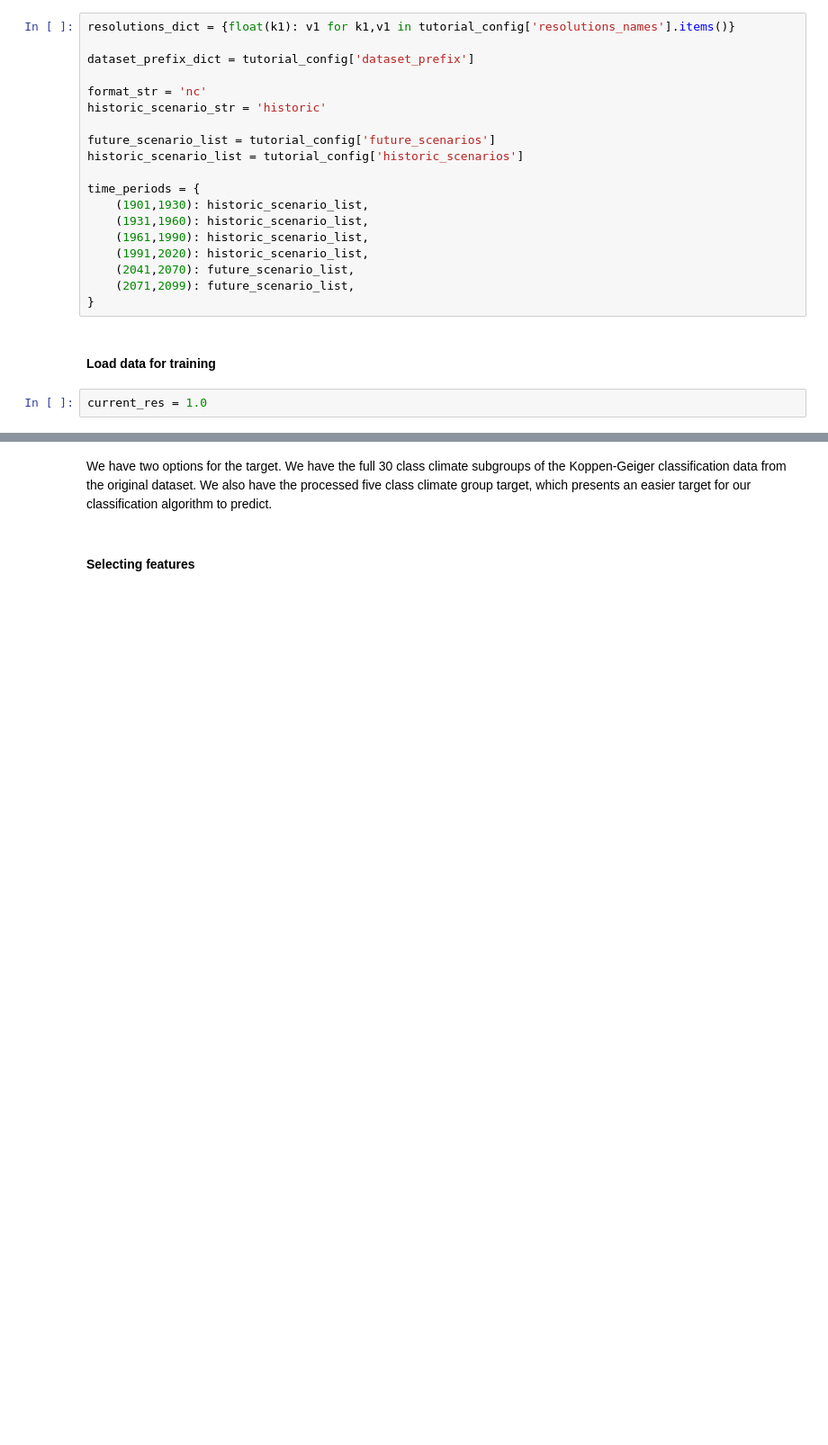
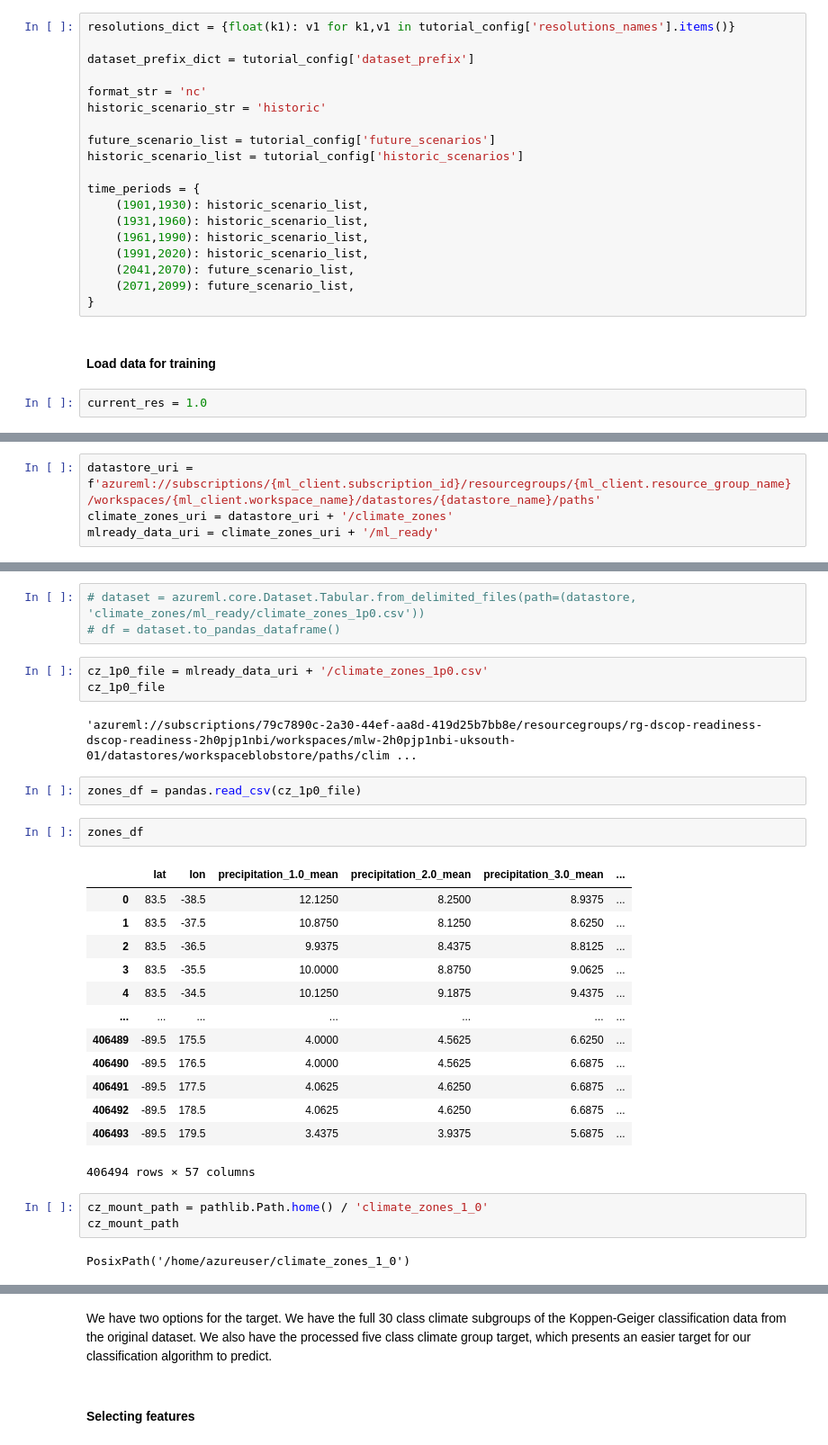
Before and after one commit to MetOffice/data_science_cop, a Jupyter notebook: ml_examples/azureml_tutorial/azureml_climatezones_training.ipynb, the cells around one changed output, grey strips where cells are left out. Shown at 90% size. Cells and saved outputs as stored; diff of their text form; blank space fills up the shorter version.

Commit message:
wqorking version of climate zones tutoriual

```diff
--- a/ml_examples/azureml_tutorial/azureml_climatezones_training.ipynb
+++ b/ml_examples/azureml_tutorial/azureml_climatezones_training.ipynb
@@ -127,0 +107,4 @@ Getting data access token with Assigned Identity (client_id=clientid) and endpoi
+# %%
+datastore_uri = f'azureml://subscriptions/{ml_client.subscription_id}/resourcegroups/{ml_client.resource_group_name}/workspaces/{ml_client.workspace_name}/datastores/{datastore_name}/paths'
+climate_zones_uri = datastore_uri + '/climate_zones'
+mlready_data_uri = climate_zones_uri + '/ml_ready'
@@ -127,0 +115,31 @@ Getting data access token with Assigned Identity (client_id=clientid) and endpoi
+# %%
+# dataset = azureml.core.Dataset.Tabular.from_delimited_files(path=(datastore, 'climate_zones/ml_ready/climate_zones_1p0.csv'))
+# df = dataset.to_pandas_dataframe()
+# %%
+cz_1p0_file = mlready_data_uri + '/climate_zones_1p0.csv'
+cz_1p0_file
+# %% [output]
+'azureml://subscriptions/79c7890c-2a30-44ef-aa8d-419d25b7bb8e/resourcegroups/rg-dscop-readiness-dscop-readiness-2h0pjp1nbi/workspaces/mlw-2h0pjp1nbi-uksouth-01/datastores/workspaceblobstore/paths/clim ...
+# %%
+zones_df = pandas.read_csv(cz_1p0_file)
+# %%
+zones_df
+# %% [output]
+|  | lat | lon | precipitation_1.0_mean | precipitation_2.0_mean | precipitation_3.0_mean | ... |
+| 0 | 83.5 | -38.5 | 12.1250 | 8.2500 | 8.9375 | ... |
+| 1 | 83.5 | -37.5 | 10.8750 | 8.1250 | 8.6250 | ... |
+| 2 | 83.5 | -36.5 | 9.9375 | 8.4375 | 8.8125 | ... |
+| 3 | 83.5 | -35.5 | 10.0000 | 8.8750 | 9.0625 | ... |
+| 4 | 83.5 | -34.5 | 10.1250 | 9.1875 | 9.4375 | ... |
+| ... | ... | ... | ... | ... | ... | ... |
+| 406489 | -89.5 | 175.5 | 4.0000 | 4.5625 | 6.6250 | ... |
+| 406490 | -89.5 | 176.5 | 4.0000 | 4.5625 | 6.6875 | ... |
+| 406491 | -89.5 | 177.5 | 4.0625 | 4.6250 | 6.6875 | ... |
+| 406492 | -89.5 | 178.5 | 4.0625 | 4.6250 | 6.6875 | ... |
+| 406493 | -89.5 | 179.5 | 3.4375 | 3.9375 | 5.6875 | ... |
+406494 rows × 57 columns
+# %%
+cz_mount_path = pathlib.Path.home() / 'climate_zones_1_0'
+cz_mount_path
+# %% [output]
+PosixPath('/home/azureuser/climate_zones_1_0')
```
Also changed, not shown: parts of 33 cells of this notebook.
